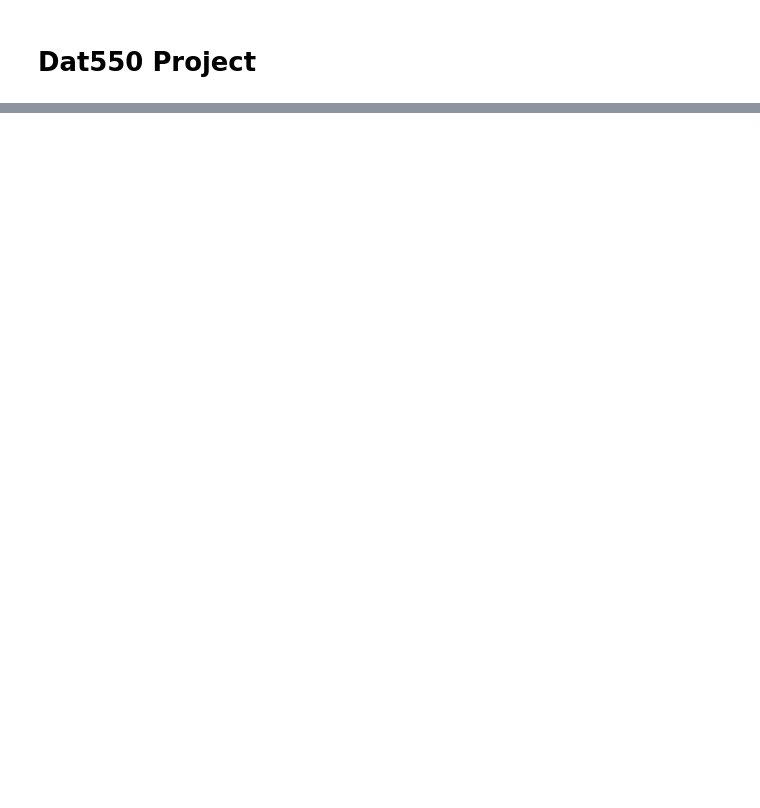
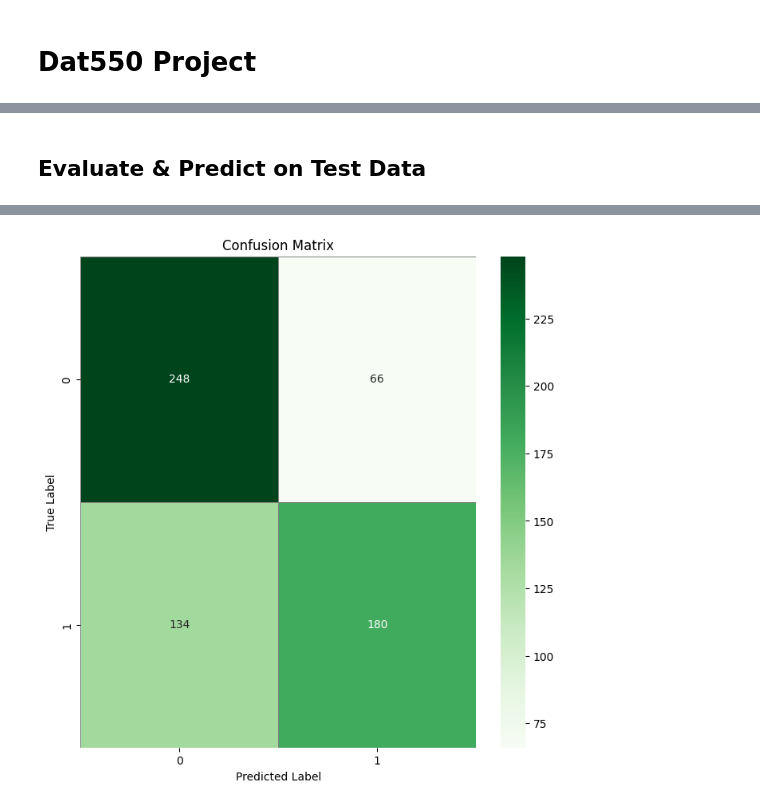
Before and after one commit to Mekruba/DAT550-Project, a Jupyter notebook: Project.ipynb, the cells around one changed output, grey strips where cells are left out. Drawn from its saved outputs; the diff is of its cells as text; code cells hidden in the pictures; blank space fills up the shorter version.

Commit message:
feat(CNN): implemented a propper CNN. Needs tuning and testing to increase the accuracy, 68% with good weather conditions

```diff
--- a/Project.ipynb
+++ b/Project.ipynb
@@ -150,0 +42,5 @@ Epoch 5/5
+# %%
+train_articles_path = "preprocessing/data/articles-training-byarticle.jsonl"
+train_labels_path = "preprocessing/data/ground-truth-training-byarticle.jsonl"
+test_articles_path  = "preprocessing/data/articles-test-byarticle.jsonl"
+test_labels_path    = "preprocessing/data/ground-truth-test-byarticle.jsonl"
@@ -150,0 +103,15 @@ Epoch 5/5
+# %%
+model = Sequential([
+    Input(shape=(max_sequence_length,)),
+    # Embedding layer maps integer sequences to dense vectors.
+    Embedding(input_dim=max_tokens, output_dim=128),
+    Conv1D(filters=100, kernel_size=3, activation='relu'),
+    GlobalMaxPool1D(),
+    # Fully connect the network
+    Dense(units=64, activation='relu'),
+    # Output layer
+    Dense(units=1, activation='sigmoid')
+])
+
+model.compile(loss='binary_crossentropy', optimizer='adam', metrics=['accuracy'])
+model.summary()
@@ -150,0 +139,2 @@ Epoch 5/5
+# %%
+history = model.fit(X_train, labels_train, batch_size=16, epochs=10, validation_split=0.2)
@@ -150,0 +162,22 @@ Epoch 5/5
+# %% [markdown]
+## Evaluate & Predict on Test Data
+# %%
+# Evaluate the model on test data and print loss and accuracy:
+loss_eval, acc_eval = model.evaluate(X_test, labels_test, verbose=0)
+print(f"Final Evaluation - Loss: {loss_eval:.4f}, Accuracy: {acc_eval:.4f}")
+
+# Generate predictions: convert probabilities to 0 or 1 by thresholding at 0.5
+predictions = model.predict(X_test)
+pred_y = (predictions >= 0.5).astype(int).flatten()
+
+# Compute the confusion matrix
+cm = confusion_matrix(labels_test, pred_y)
+
+# Plot the confusion matrix
+plt.figure(figsize=(8, 8))
+sns.heatmap(cm, annot=True, cmap="Greens", fmt='d', linewidths=0.5, linecolor='gray')
+plt.xlabel("Predicted Label")
+plt.ylabel("True Label")
+plt.title("Confusion Matrix")
+plt.show()
+# %% [output]
@@ -150,0 +186 @@ Epoch 5/5
+[figure, added]
```
Also changed, not shown: parts of 25 cells of this notebook.
